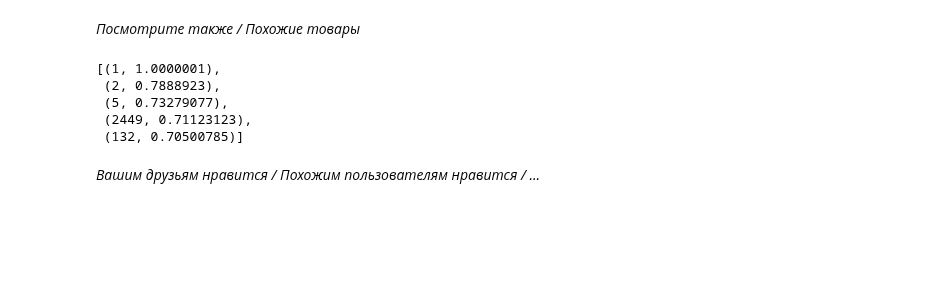
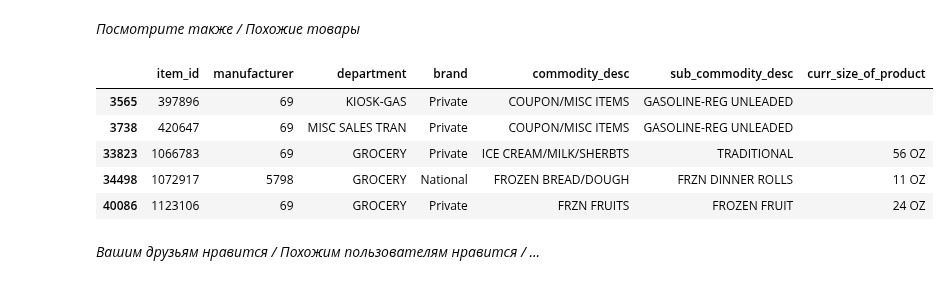
Before and after one commit to stureiko/GeekBrains, a Jupyter notebook: Recomendation_System/webinar_3/webinar_3.ipynb, the cells around one changed output. Drawn from its saved outputs; the diff is of its cells as text; code cells hidden in the pictures; blank space fills up the shorter version.

```diff
--- a/Recomendation_System/webinar_3/webinar_3.ipynb
+++ b/Recomendation_System/webinar_3/webinar_3.ipynb
@@ -352,13 +418,15 @@ item_1 = model.item_factors[1]
 item_2 = model.item_factors[2]
 # %% [markdown]
 *Посмотрите также / Похожие товары*
-# %%
-model.similar_items(1, N=5)
-# %% [output]
-[(1, 1.0000001),
- (2, 0.7888923),
- (5, 0.73279077),
- (2449, 0.71123123),
- (132, 0.70500785)]
+# %%
+item_sim = [id_to_itemid[i] for i, rank in model.similar_items(1, N=5)]
+item_features.query('item_id in @item_sim')
+# %% [output]
+|  | item_id | manufacturer | department | brand | commodity_desc | sub_commodity_desc | curr_size_of_product |
+| 3565 | 397896 | 69 | KIOSK-GAS | Private | COUPON/MISC ITEMS | GASOLINE-REG UNLEADED |  |
+| 3738 | 420647 | 69 | MISC SALES TRAN | Private | COUPON/MISC ITEMS | GASOLINE-REG UNLEADED |  |
+| 33823 | 1066783 | 69 | GROCERY | Private | ICE CREAM/MILK/SHERBTS | TRADITIONAL | 56 OZ |
+| 34498 | 1072917 | 5798 | GROCERY | National | FROZEN BREAD/DOUGH | FRZN DINNER ROLLS | 11 OZ |
+| 40086 | 1123106 | 69 | GROCERY | Private | FRZN FRUITS | FROZEN FRUIT | 24 OZ |
 # %% [markdown]
 *Вашим друзьям нравится / Похожим пользователям нравится / ...*
```
Also changed, not shown: parts of 30 cells of this notebook.
